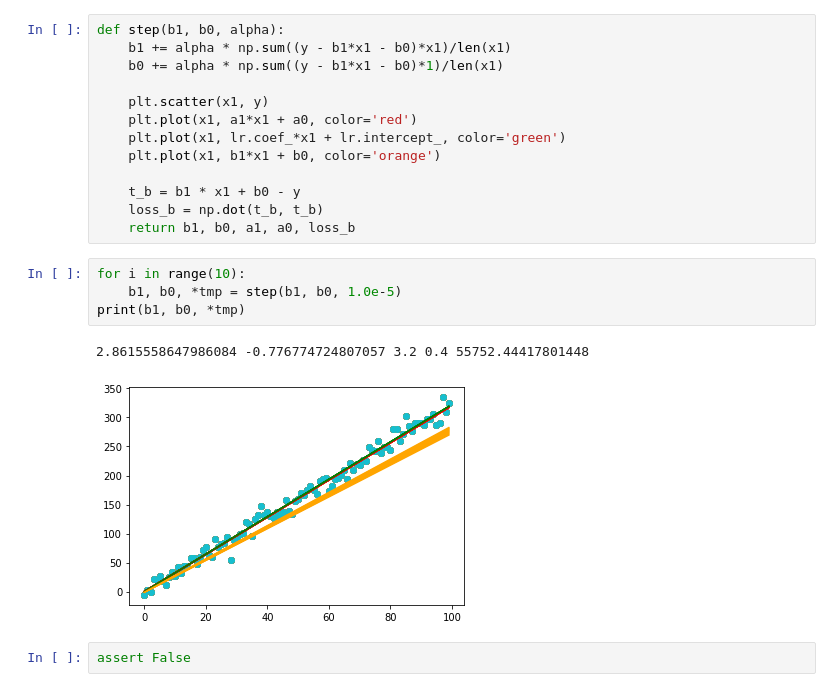
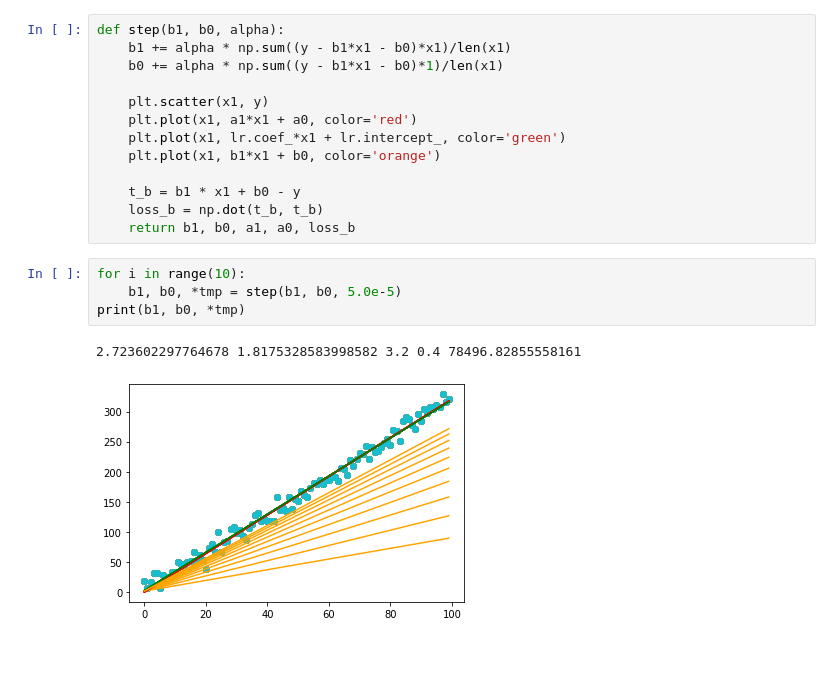
Before and after one commit to yao-eastside/machine-learning-pearls, a Jupyter notebook: linear-models/linear-regression.ipynb, the cells around one changed output. Drawn from its saved outputs; the diff is of its cells as text; blank space fills up the shorter version.

```diff
--- a/linear-models/linear-regression.ipynb
+++ b/linear-models/linear-regression.ipynb
@@ -187,10 +126,8 @@ def step(b1, b0, alpha):
     return b1, b0, a1, a0, loss_b
 # %%
 for i in range(10):
-    b1, b0, *tmp = step(b1, b0, 1.0e-5)
+    b1, b0, *tmp = step(b1, b0, 5.0e-5)
 print(b1, b0, *tmp)
 # %% [output]
-2.8615558647986084 -0.776774724807057 3.2 0.4 55752.44417801448
+2.723602297764678 1.8175328583998582 3.2 0.4 78496.82855558161
-[figure, old version]
+[figure, new version]
-# %%
-assert False
```
Also changed, not shown: parts of 18 cells of this notebook, 1 other file.
